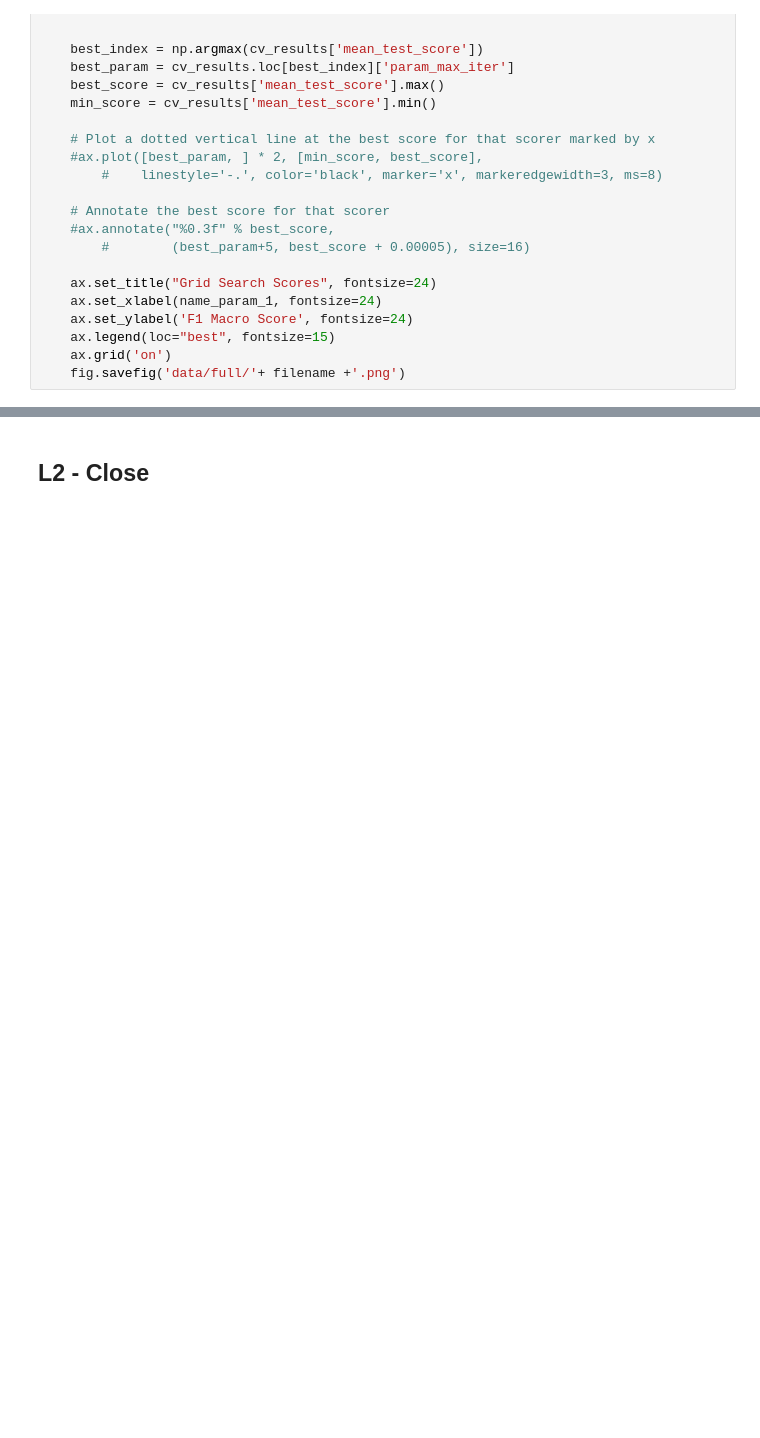
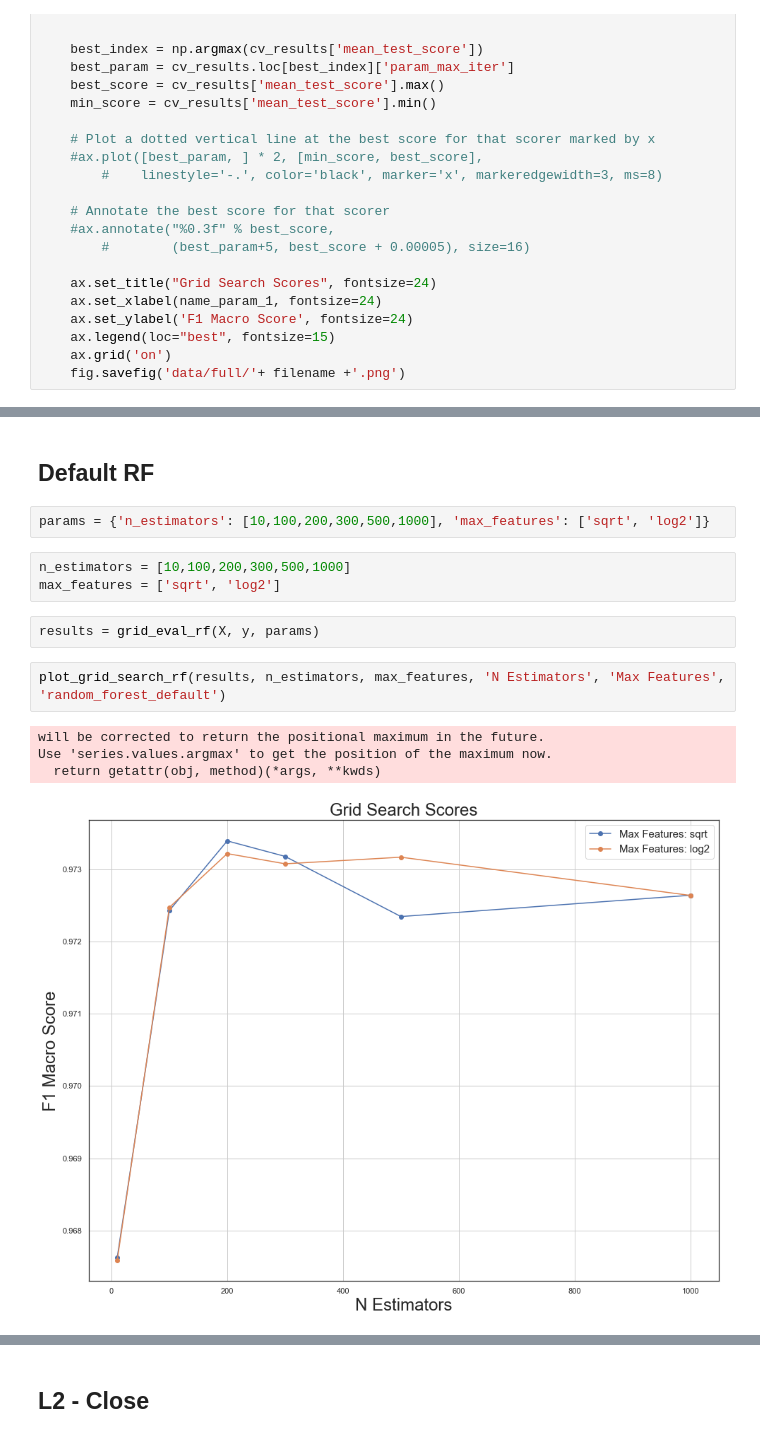
Before and after one commit to dippi8/SocialBotIdentification, a Jupyter notebook: Code/classification/13-metamodel_dataset.ipynb, the cells around one changed output, grey strips where cells are left out. Drawn from its saved outputs; the diff is of its cells as text; blank space fills up the shorter version.

```diff
--- a/Code/classification/13-metamodel_dataset.ipynb
+++ b/Code/classification/13-metamodel_dataset.ipynb
@@ -387,0 +402,16 @@ def plot_grid_search(cv_results, grid_param_1, grid_param_2, name_param_1, name_
+# %% [markdown]
+## Default RF
+# %%
+params = {'n_estimators': [10,100,200,300,500,1000], 'max_features': ['sqrt', 'log2']}
+# %%
+n_estimators = [10,100,200,300,500,1000]
+max_features = ['sqrt', 'log2']
+# %%
+results = grid_eval_rf(X, y, params)
+# %%
+plot_grid_search_rf(results, n_estimators, max_features, 'N Estimators', 'Max Features', 'random_forest_default')
+# %% [output]
+will be corrected to return the positional maximum in the future.
+Use 'series.values.argmax' to get the position of the maximum now.
+  return getattr(obj, method)(*args, **kwds)
+[figure, added]
```
Also changed, not shown: parts of 41 cells of this notebook, 27 other files.
